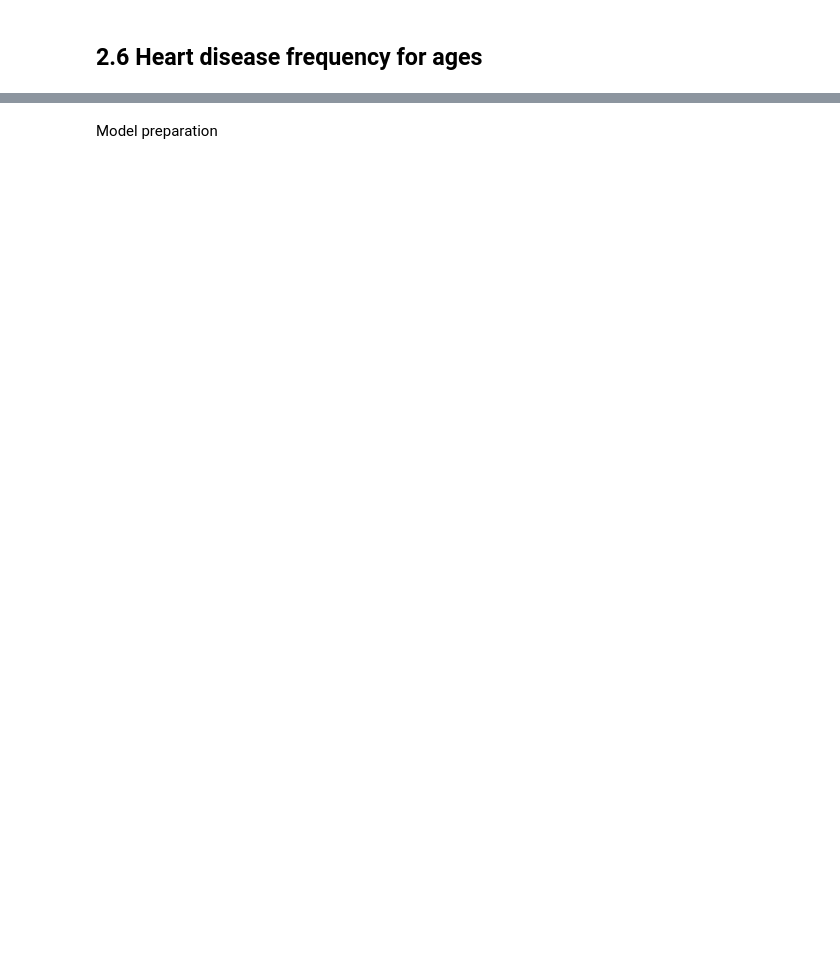
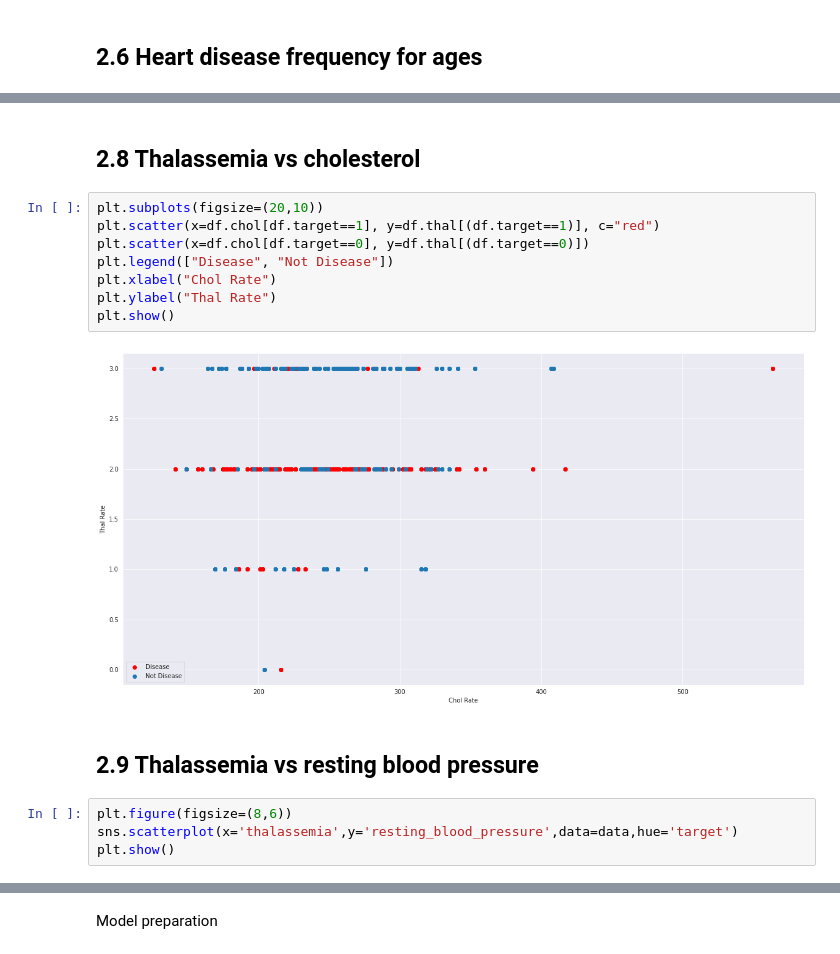
Before and after one commit to masp42/Crisp_DM_CA, a Jupyter notebook: Heart_Disease_Prediction_CA.ipynb, the cells around one changed output, grey strips where cells are left out. Saved outputs shown, nothing was run; the diff lists cells and outputs as text; blank space fills up the shorter version.

```diff
--- a/Heart_Disease_Prediction_CA.ipynb
+++ b/Heart_Disease_Prediction_CA.ipynb
@@ -289,0 +302,18 @@ plt.show()
+# %% [markdown]
+## **2.8 Thalassemia vs cholesterol**
+# %%
+plt.subplots(figsize=(20,10))
+plt.scatter(x=df.chol[df.target==1], y=df.thal[(df.target==1)], c="red")
+plt.scatter(x=df.chol[df.target==0], y=df.thal[(df.target==0)])
+plt.legend(["Disease", "Not Disease"])
+plt.xlabel("Chol Rate")
+plt.ylabel("Thal Rate")
+plt.show()
+# %% [output]
+[figure, added]
+# %% [markdown]
+## **2.9 Thalassemia vs resting blood pressure**
+# %%
+plt.figure(figsize=(8,6))
+sns.scatterplot(x='thalassemia',y='resting_blood_pressure',data=data,hue='target')
+plt.show()
```
Also changed, not shown: parts of 49 cells of this notebook.
